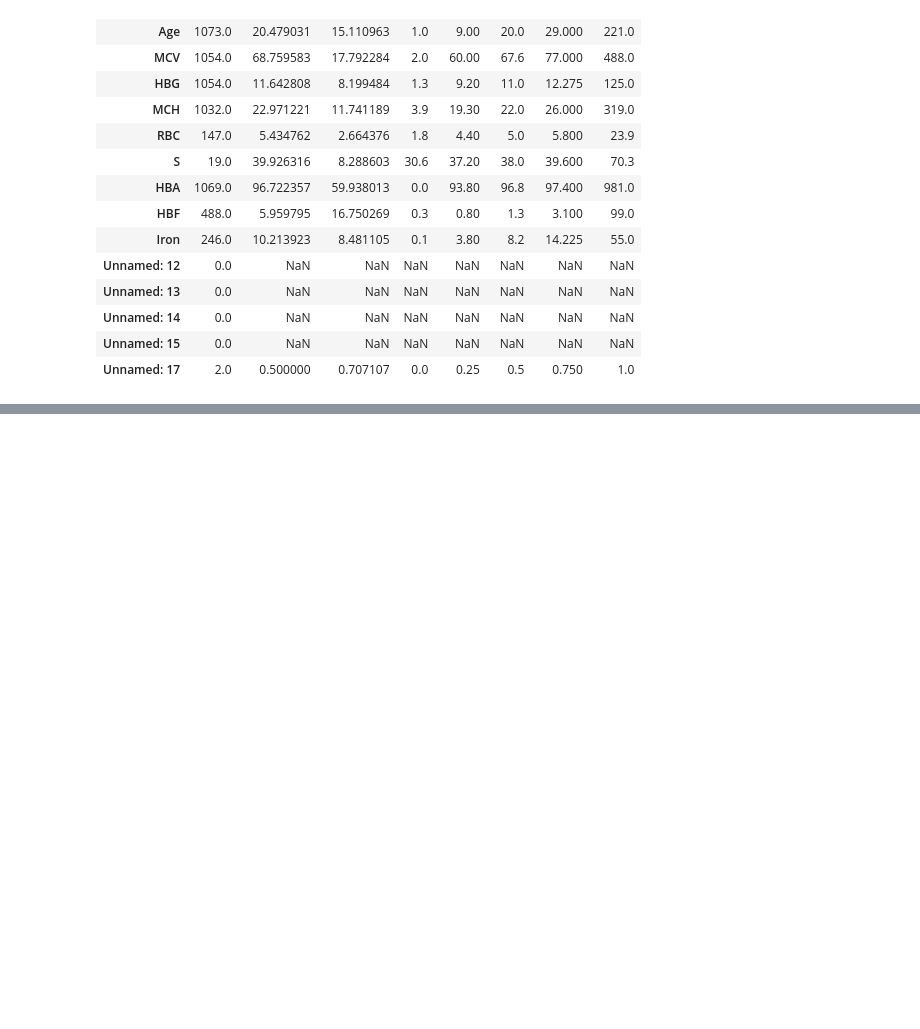
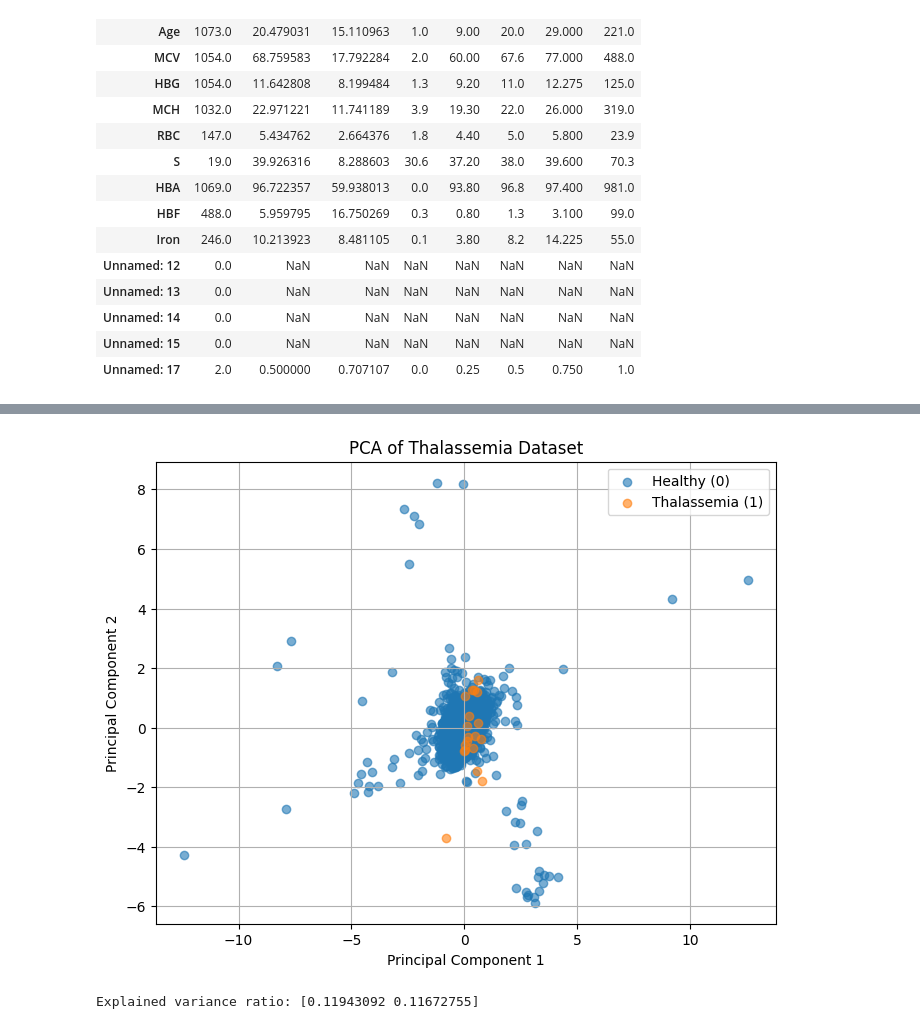
Before and after one commit to konkalaitzidis/thalassemia-diagnosis, a Jupyter notebook: notebooks/thalassemia_pipeline.ipynb, the cells around one changed output, grey strips where cells are left out. Cells and saved outputs as stored; diff of their text form; code cells hidden in the pictures; blank space fills up the shorter version.

```diff
--- a/notebooks/thalassemia_pipeline.ipynb
+++ b/notebooks/thalassemia_pipeline.ipynb
@@ -127,0 +268,19 @@ Descriptive statistics (numeric):
+# %%
+# --- Clean numeric columns with invalid characters ---
+# Convert all numeric-looking columns to proper floats
+for col in df.columns:
+    if col not in ['Target']:  # skip target
+        df[col] = (
+            df[col]
+            .astype(str)                        # convert everything to string first
+            .str.replace('[^0-9\.\-]', '', regex=True)  # keep only numbers, dots, minus signs
+            .replace('', np.nan)                 # empty strings -> NaN
+        )
+        df[col] = pd.to_numeric(df[col], errors='coerce')  # convert valid ones to float, others -> NaN
+
+# Now recheck missing values
+print("Missing values after cleaning:")
+print(df.isna().sum())
+
+# Fill remaining NaNs with column mean
+df = df.fillna(df.mean(numeric_only=True))
@@ -127,0 +360,33 @@ Descriptive statistics (numeric):
+# %%
+from sklearn.decomposition import PCA
+
+# Reduce to 2 principal components
+pca = PCA(n_components=2)
+X_pca = pca.fit_transform(X_scaled)
+
+# Create a DataFrame for visualization
+pca_df = pd.DataFrame(data=X_pca, columns=['PC1', 'PC2'])
+pca_df['Target'] = y.values
+
+# Plot
+plt.figure(figsize=(8,6))
+plt.scatter(
+    pca_df[pca_df['Target']==0]['PC1'], pca_df[pca_df['Target']==0]['PC2'],
+    alpha=0.6, label='Healthy (0)'
+)
+plt.scatter(
+    pca_df[pca_df['Target']==1]['PC1'], pca_df[pca_df['Target']==1]['PC2'],
+    alpha=0.6, label='Thalassemia (1)'
+)
+plt.title("PCA of Thalassemia Dataset")
+plt.xlabel("Principal Component 1")
+plt.ylabel("Principal Component 2")
+plt.legend()
+plt.grid(True)
+plt.show()
+
+# Variance explained
+print("Explained variance ratio:", pca.explained_variance_ratio_)
+# %% [output]
+[figure, added]
+Explained variance ratio: [0.11943092 0.11672755]
```
Also changed, not shown: parts of 18 cells of this notebook.
